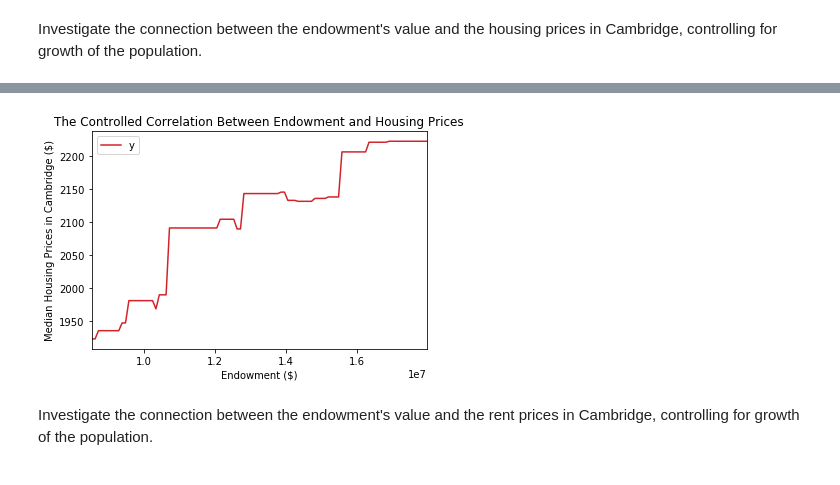
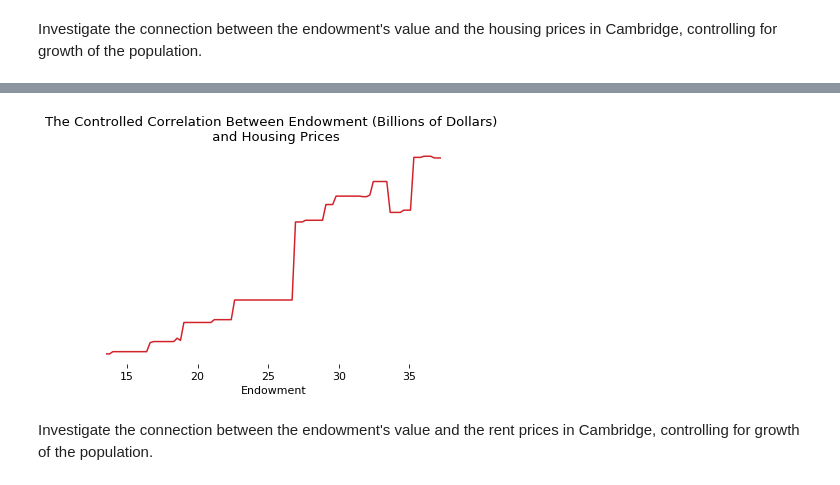
Before and after one commit to hangulu/expandharvard, a Jupyter notebook: aggregator.ipynb, the cells around one changed output, grey strips where cells are left out. Saved outputs shown, nothing was run; the diff lists cells and outputs as text; code cells hidden in the pictures.

```diff
--- a/aggregator.ipynb
+++ b/aggregator.ipynb
@@ -84,5 +84,7 @@ y = pd.to_numeric(demographic_data['c_black']).as_matrix()
 z1 = pd.to_numeric(rent_data['cambridge']).as_matrix()
 z2 = pd.to_numeric(housing_data['cambridge']).as_matrix()
 X  = CausalDataFrame({'x': x, 'y': y, 'z1': z1, 'z2': z2})
+# %%
+plt.rcParams['font.size'] = 11
 # %%
 endow_black = grapher(x, y, "Cambridge", "The Correlation Between Endowment and Black Population", "Black Population of Cambridge", "Endowment ($B)", "endow_black")
@@ -103,13 +109,17 @@ z2 = pd.to_numeric(demographic_data['c_poc']).as_matrix()
 X  = CausalDataFrame({'x': x, 'y': y, 'z1': z1, 'z2': z2})
 # %%
 endow_housing = grapher(x, y, "Cambridge", "The Correlation Between Endowment and Housing Prices", "Housing Prices in Cambridge", "Endowment ($B)", "endow_housing")
-causal_endow_housing = X.zplot(x='x', y='y', z=['z1', 'z2'], z_types={'z1': 'c', 'z2': 'c'}, kind='line', title='The Controlled Correlation Between Endowment and Housing Prices', color="#D2232A")
-causal_endow_housing.set(xlabel="Endowment ($)", ylabel="Median Housing Prices in Cambridge ($)")
+causal_endow_housing = X.zplot(x='x', y='y', z=['z1', 'z2'], z_types={'z1': 'c', 'z2': 'c'}, kind='line', title='The Controlled Correlation Between Endowment (Billions of Dollars) \n and Housing Prices', color="#D2232A")
+causal_endow_housing.set(xlabel="Endowment", ylabel="Median Housing Prices in Cambridge ($)")
 fig = causal_endow_housing.get_figure()
+ax = plt.gca()
+ax.set_frame_on(False)
+ax.get_yaxis().set_visible(False)
+ax.legend_.remove()
 fig.savefig('images/housing_endow.svg', format='svg', dpi=1200, bbox_inches='tight')
 # %% [output]
 [interactive output not drawn]
-[figure, old version]
+[figure, new version]
 # %% [markdown]
 Investigate the connection between the endowment's value and the rent prices in Cambridge, controlling for growth of the population.
 # %%
```
Also changed, not shown: parts of 3 cells of this notebook, 19 other files.
